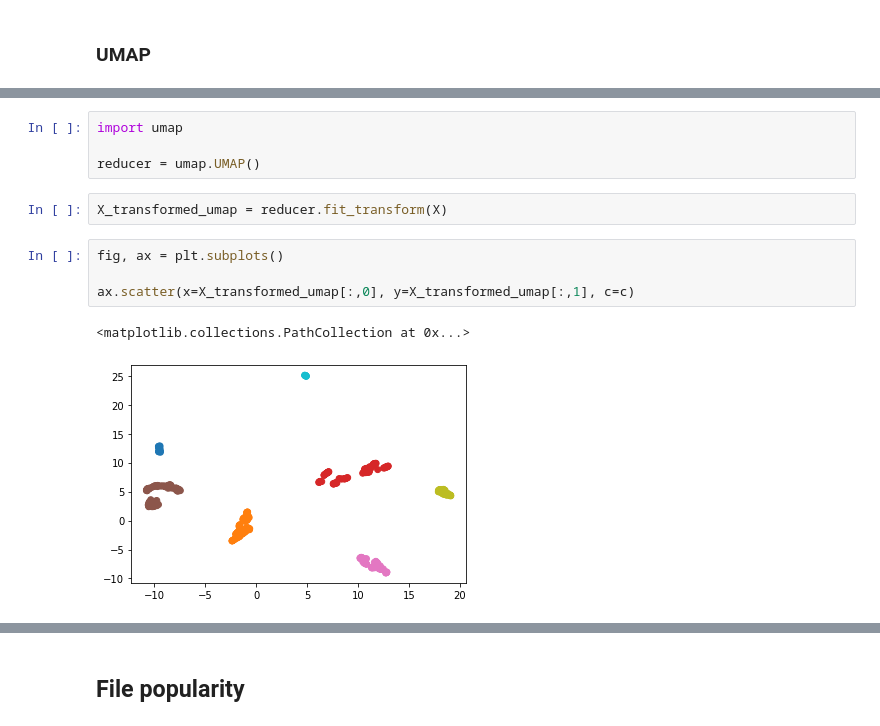
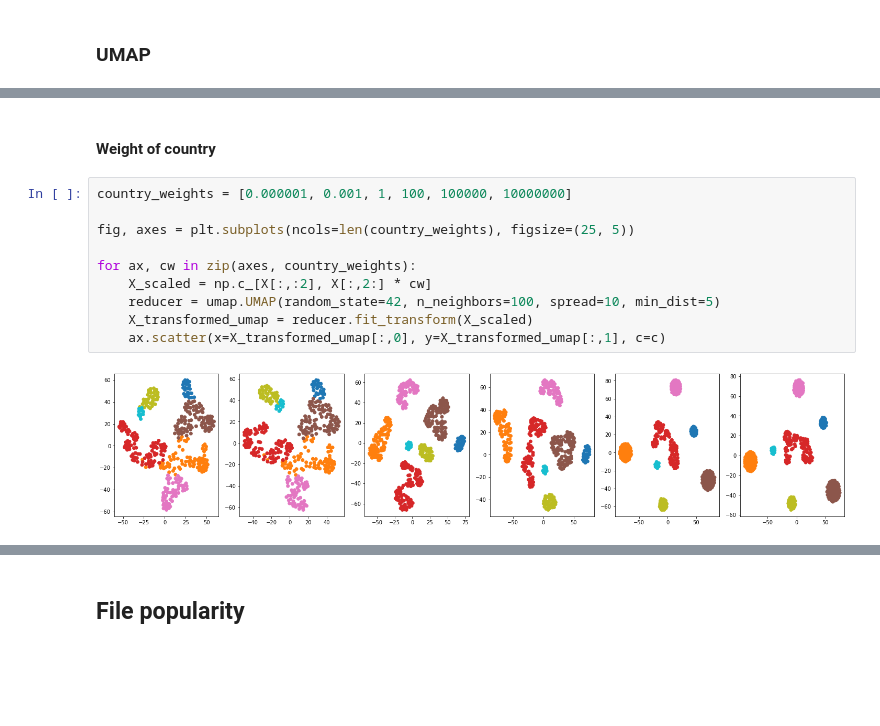
Before and after one commit to Corgam/LEO-CDN, a Jupyter notebook: misc/workload/workload_embedding.ipynb, the cells around one changed output, grey strips where cells are left out. Saved outputs shown, nothing was run; the diff lists cells and outputs as text; blank space fills up the shorter version.

```diff
--- a/misc/workload/workload_embedding.ipynb
+++ b/misc/workload/workload_embedding.ipynb
@@ -141,13 +158,14 @@ ax.scatter(x=X_transformed_tsne[:,0], y=X_transformed_tsne[:,1], c=c)
+# %% [markdown]
+#### Weight of country
 # %%
-import umap
+country_weights = [0.000001, 0.001, 1, 100, 100000, 10000000]
 
-reducer = umap.UMAP()
+fig, axes = plt.subplots(ncols=len(country_weights), figsize=(25, 5))
+
+for ax, cw in zip(axes, country_weights):
+    X_scaled = np.c_[X[:,:2], X[:,2:] * cw]
+    reducer = umap.UMAP(random_state=42, n_neighbors=100, spread=10, min_dist=5)
+    X_transformed_umap = reducer.fit_transform(X_scaled)
+    ax.scatter(x=X_transformed_umap[:,0], y=X_transformed_umap[:,1], c=c)
+# %% [output]
+[figure, added]
-# %%
-X_transformed_umap = reducer.fit_transform(X)
-# %%
-fig, ax = plt.subplots()
-
-ax.scatter(x=X_transformed_umap[:,0], y=X_transformed_umap[:,1], c=c)
-# %% [output]
-<matplotlib.collections.PathCollection at 0x...>
-[figure, removed]
```
Also changed, not shown: parts of 35 cells of this notebook, 1 other file.
